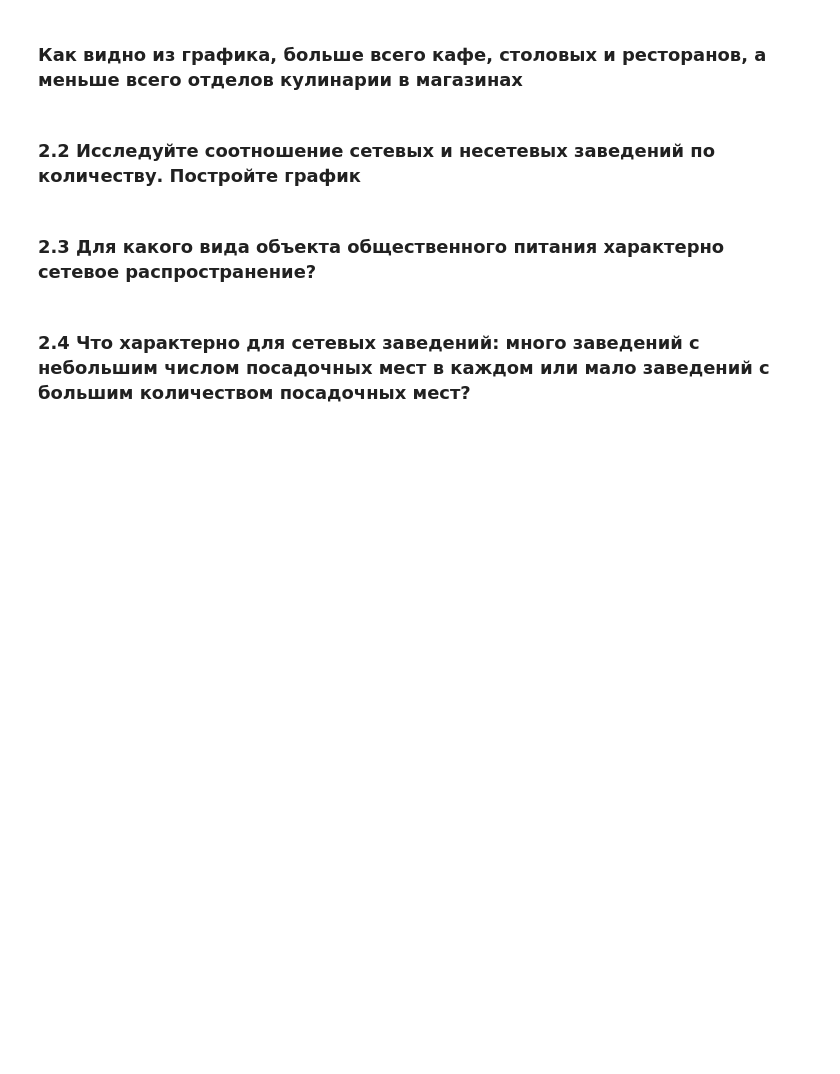
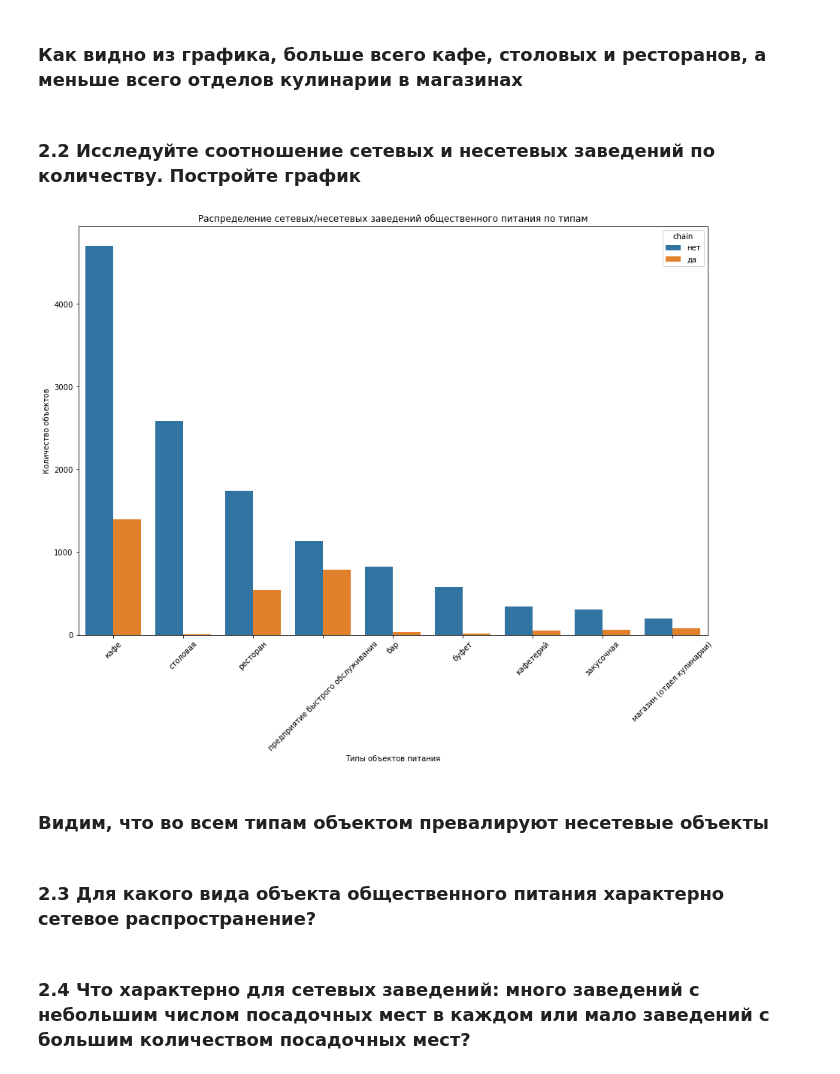
Before and after one commit to kbzunder/Yandex_Practicum_Projects, a Jupyter notebook: project_14_visualization.ipynb, the cells around one changed output. Cells and saved outputs as stored; diff of their text form; code cells hidden in the pictures; blank space fills up the shorter version.

```diff
--- a/project_14_visualization.ipynb
+++ b/project_14_visualization.ipynb
@@ -92,6 +94,21 @@ plt.show()
 # %% [markdown]
 <a id="three-two"></a>
 ### 2.2 Исследуйте соотношение сетевых и несетевых заведений по количеству. Постройте график
+# %%
+plt.figure(figsize=(15,10))
+sns.barplot(x='object_type',y='count', data=data.groupby(['object_type','chain'],as_index=False)\
+    .agg({'id':'count'})\
+    .rename(columns={'id':'count'})\
+    .sort_values(by='count', ascending=False), hue='chain')
+plt.title('Распределение сетевых/несетевых заведений общественного питания по типам')
+plt.xlabel('Типы объектов питания')
+plt.ylabel('Количество объектов')
+plt.xticks(rotation=45)
+plt.show()
+# %% [output]
+[figure, added]
+# %% [markdown]
+### Видим, что во всем типам объектом превалируют несетевые объекты
 # %% [markdown]
 <a id='three-three'></a>
 ### 2.3 Для какого вида объекта общественного питания характерно сетевое распространение?
```
Also changed, not shown: parts of 1 cell of this notebook.
